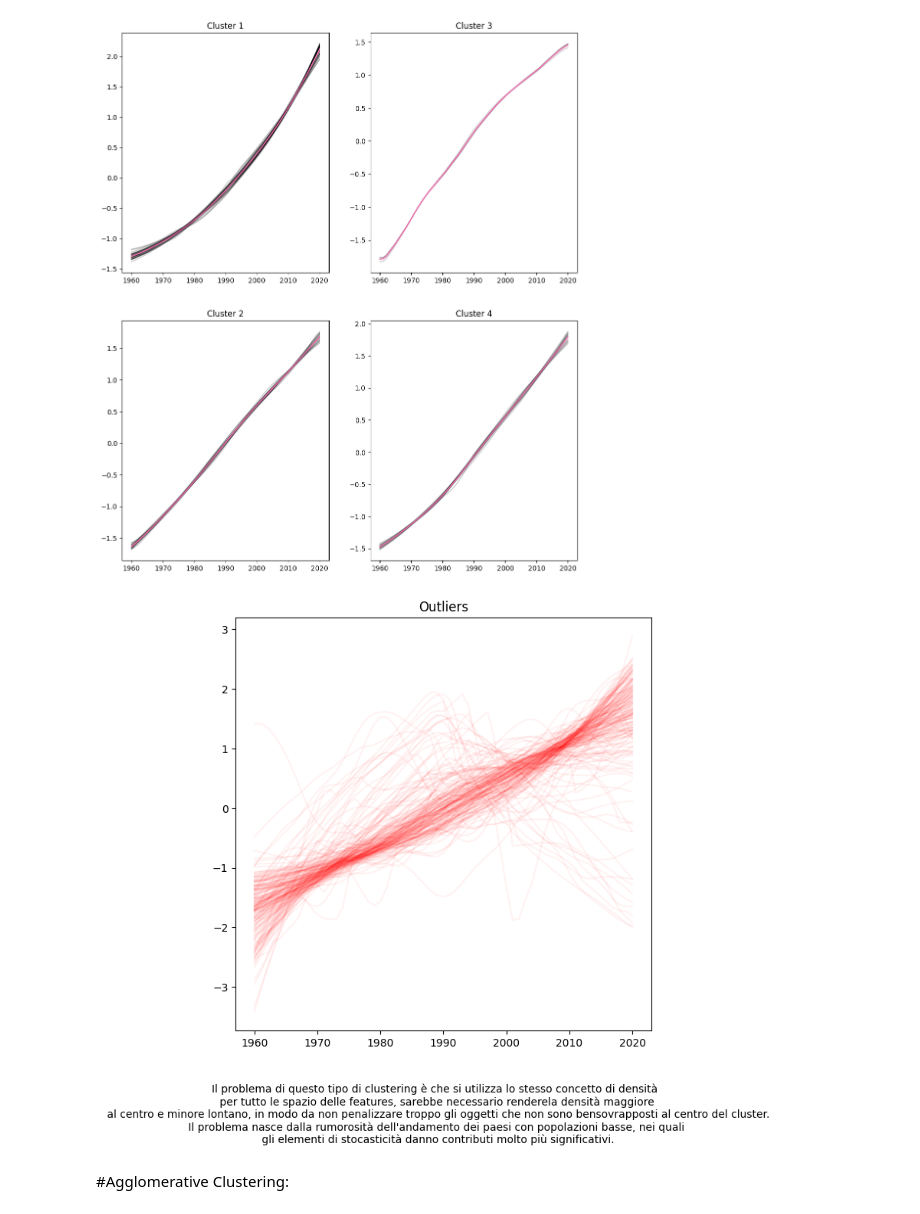
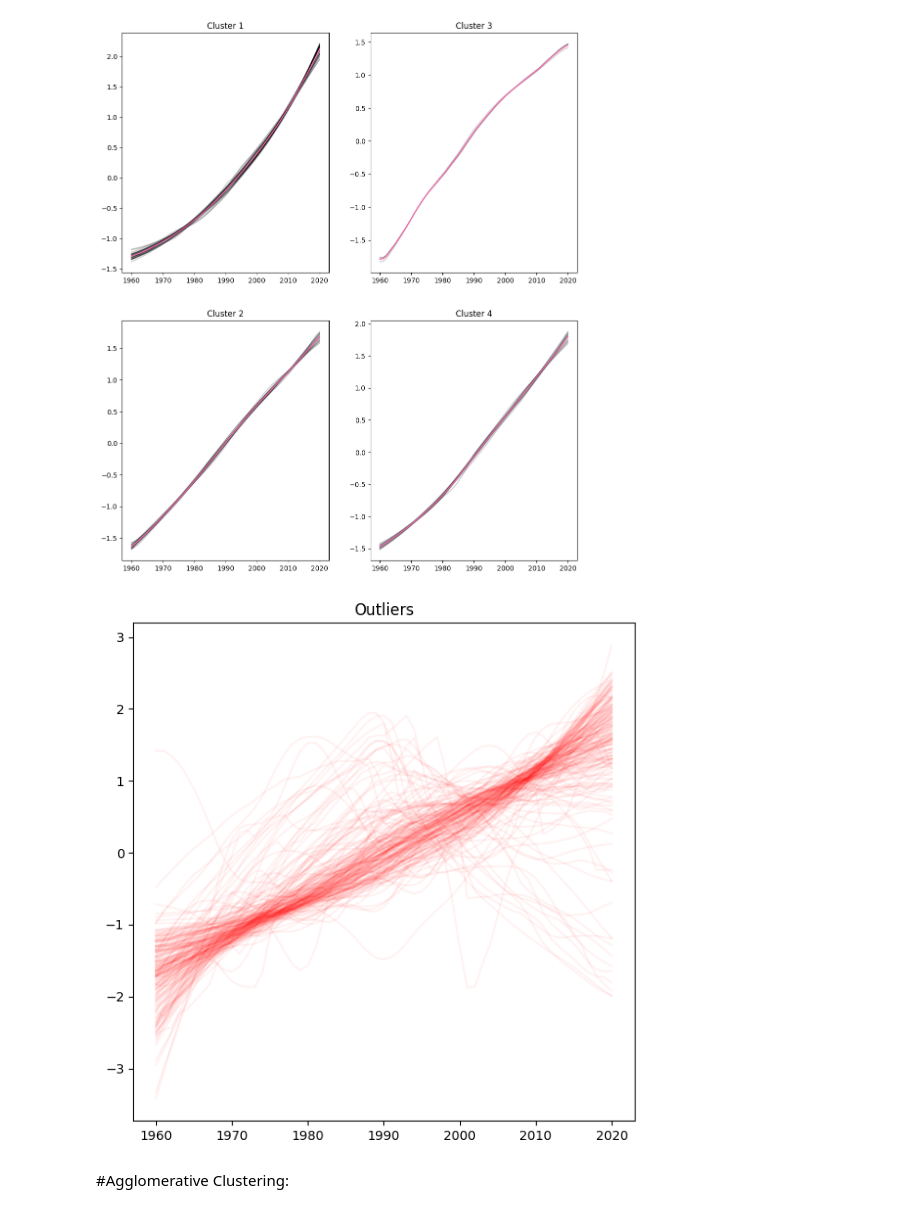
Before and after one commit to AlbertoBassanoni/MLPNS_ABassanoni, a Jupyter notebook: TimeSeriesClustering_30_3.ipynb, the cells around one changed output. Drawn from its saved outputs; the diff is of its cells as text; code cells hidden in the pictures.

```diff
--- a/TimeSeriesClustering_30_3.ipynb
+++ b/TimeSeriesClustering_30_3.ipynb
@@ -406,16 +406,12 @@ ax[1,1].plot(c[3], color="hotpink")
 # %%
 fig, ax = pl.subplots(1,1, figsize=(7,7))
 
 ax.plot(pop_standard[model.labels_ == -1].T, "red", alpha=0.05);
 ax.set_title("Outliers")
 ax.set_xticks(range(0,70,10))
 ax.set_xticklabels(["%d"%i for i in range(1960, 2030, 10)]);
-fig.text(0.5, -0.1, "Il problema di questo tipo di clustering è che si utilizza lo stesso concetto di densità \n per tutto le spazio delle features, sarebbe necessario rendere" \
-         "la densità maggiore \n al centro e minore lontano, in modo da non penalizzare troppo gli oggetti che non sono ben" \
-         "sovrapposti al centro del cluster.\n Il problema nasce dalla rumorosità dell'andamento dei paesi con popolazioni basse, nei quali \n gli elementi di stocasticità "\
-         "danno contributi molto più significativi.", ha='center');
 # %% [output]
-[figure, old version]
+[figure, new version]
 # %% [markdown]
 #Agglomerative Clustering:
 # %%
```
Also changed, not shown: parts of 5 cells of this notebook.
